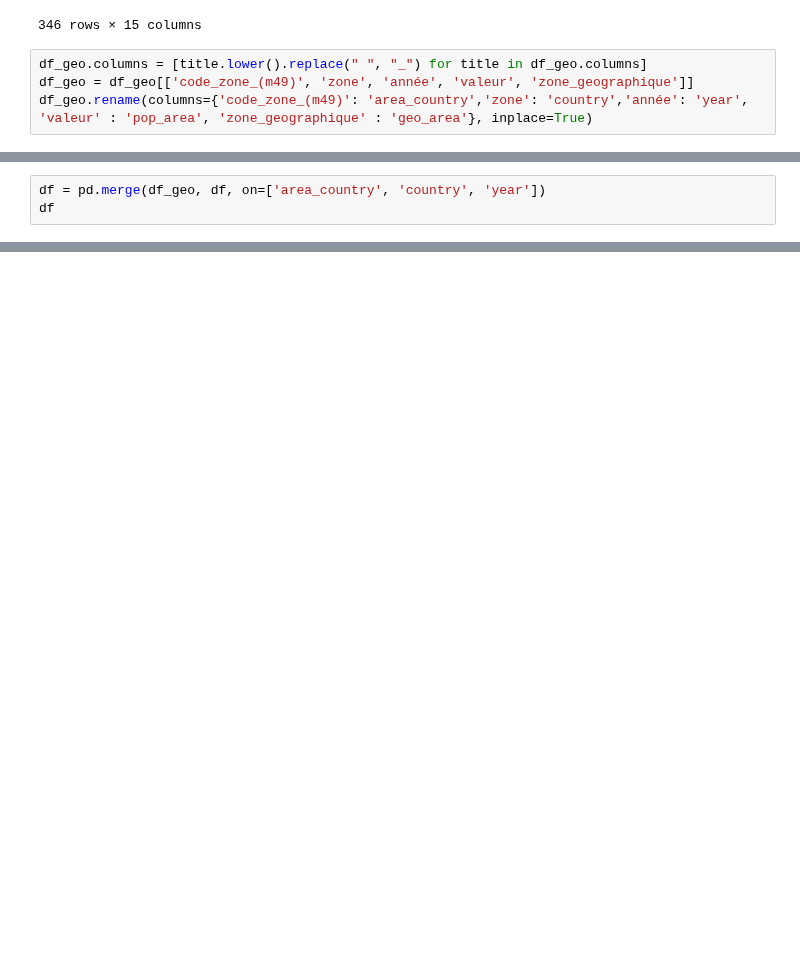
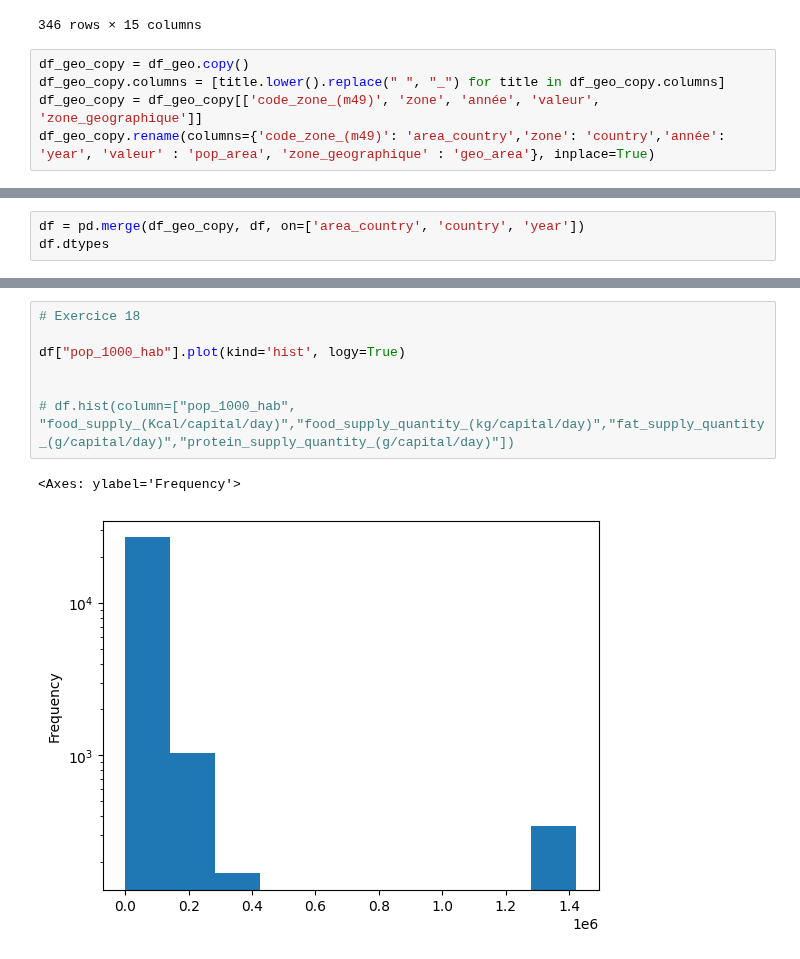
Before and after one commit to Melobgn/Brief-pandas-SEM, a Jupyter notebook: dataframes.ipynb, the cells around one changed output, grey strips where cells are left out. Cells and saved outputs as stored; diff of their text form; blank space fills up the shorter version.

```diff
--- a/dataframes.ipynb
+++ b/dataframes.ipynb
@@ -305,6 +305,7 @@ df_geo
 | 19 | FBS | Bilans Alimentaires (2010-) | 752 | Suède | 511 | Population totale | S2501 | Population | ... |
 346 rows × 15 columns
 # %%
-df_geo.columns = [title.lower().replace(" ", "_") for title in df_geo.columns]
-df_geo = df_geo[['code_zone_(m49)', 'zone', 'année', 'valeur', 'zone_geographique']]
-df_geo.rename(columns={'code_zone_(m49)': 'area_country','zone': 'country','année': 'year', 'valeur' : 'pop_area', 'zone_geographique' : 'geo_area'}, inplace=True)
+df_geo_copy = df_geo.copy()
+df_geo_copy.columns = [title.lower().replace(" ", "_") for title in df_geo_copy.columns]
+df_geo_copy = df_geo_copy[['code_zone_(m49)', 'zone', 'année', 'valeur', 'zone_geographique']]
+df_geo_copy.rename(columns={'code_zone_(m49)': 'area_country','zone': 'country','année': 'year', 'valeur' : 'pop_area', 'zone_geographique' : 'geo_area'}, inplace=True)
@@ -316,4 +312,4 @@ See the caveats in the documentation: https://pandas.pydata.org/pandas-docs/stab
 # %%
-df = pd.merge(df_geo, df, on=['area_country', 'country', 'year'])
-df
+df = pd.merge(df_geo_copy, df, on=['area_country', 'country', 'year'])
+df.dtypes
 # %% [output]
@@ -332,0 +329,10 @@ df
+# %%
+# Exercice 18
+
+df["pop_1000_hab"].plot(kind='hist', logy=True)
+
+
+# df.hist(column=["pop_1000_hab", "food_supply_(Kcal/capital/day)","food_supply_quantity_(kg/capital/day)","fat_supply_quantity_(g/capital/day)","protein_supply_quantity_(g/capital/day)"])
+# %% [output]
+<Axes: ylabel='Frequency'>
+[figure, added]
```
Also changed, not shown: parts of 8 cells of this notebook.
